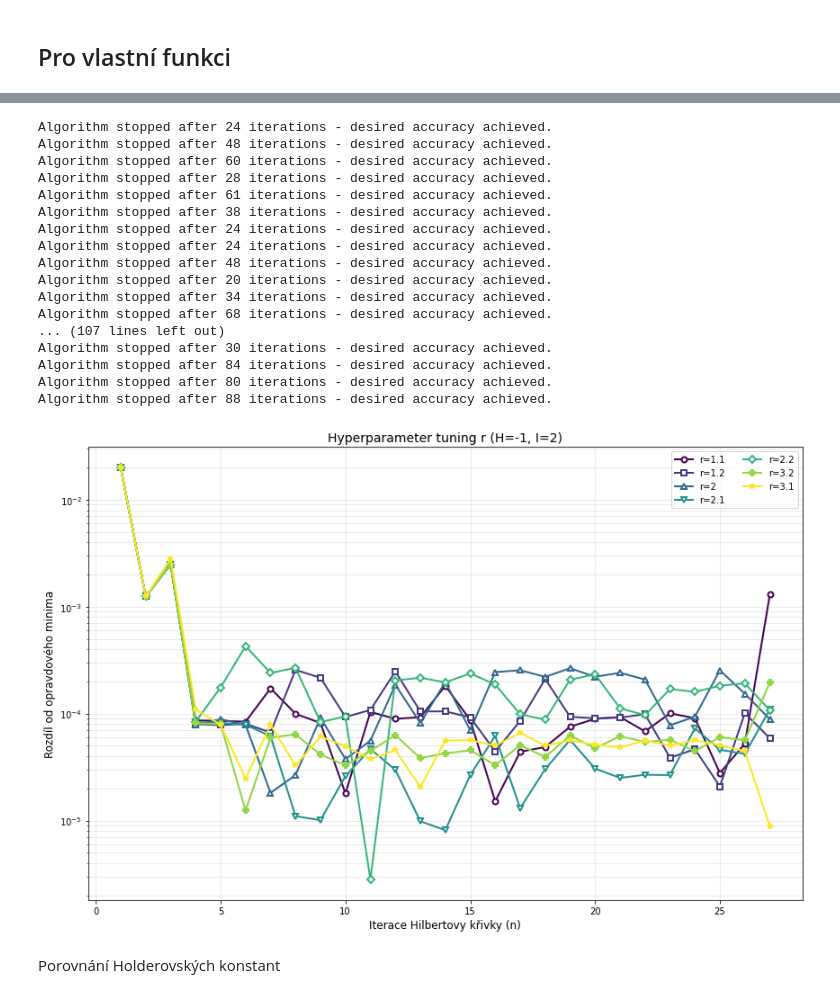
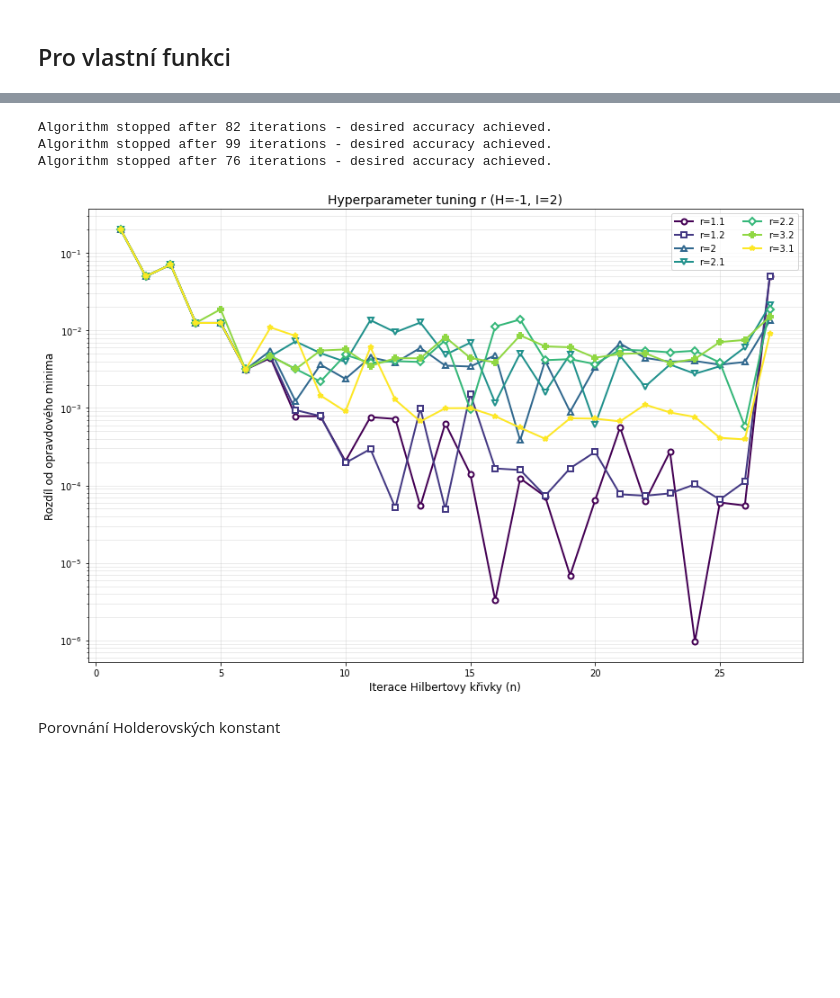
Before and after one commit to NIE0087/BP---prostor-vyplnujici-krivky, a Jupyter notebook: example2D.ipynb, the cells around one changed output, grey strips where cells are left out. Drawn from its saved outputs; the diff is of its cells as text; code cells hidden in the pictures; blank space fills up the shorter version.

```diff
--- a/example2D.ipynb
+++ b/example2D.ipynb
@@ -180,24 +183,10 @@ h2d.compare_holder_variants(r=3, eps=1e-8, max_iter=250, N_vals=[1,2,3,4,5,6,7,8
 # %%
-h2d.hyperparameter_tuning_r(r_values=[1.1, 1.2,2,2.1,2.2,3.2,3.1], H=-1, I=2, eps=0.0001, max_iter=100, N_vals=[1,2,3,4,5,6,7,8,9,10,11,12,13,14,15,16,17,18,19,20,21,22,23,24,25,26,27], whatFunc=0, true_min=true_min1)
+h2d.hyperparameter_tuning_r(r_values=[1.1, 1.2,2,2.1,2.2,3.2,3.1], H=-1, I=2, eps=0.00001, max_iter=100, N_vals=[1,2,3,4,5,6,7,8,9,10,11,12,13,14,15,16,17,18,19,20,21,22,23,24,25,26,27], whatFunc=0, true_min=true_min1)
 # %% [output]
-Algorithm stopped after 24 iterations - desired accuracy achieved.
-Algorithm stopped after 48 iterations - desired accuracy achieved.
-Algorithm stopped after 60 iterations - desired accuracy achieved.
-Algorithm stopped after 28 iterations - desired accuracy achieved.
-Algorithm stopped after 61 iterations - desired accuracy achieved.
-Algorithm stopped after 38 iterations - desired accuracy achieved.
-Algorithm stopped after 24 iterations - desired accuracy achieved.
-Algorithm stopped after 24 iterations - desired accuracy achieved.
-Algorithm stopped after 48 iterations - desired accuracy achieved.
-Algorithm stopped after 20 iterations - desired accuracy achieved.
-Algorithm stopped after 34 iterations - desired accuracy achieved.
-Algorithm stopped after 68 iterations - desired accuracy achieved.
-... (107 lines left out)
-Algorithm stopped after 30 iterations - desired accuracy achieved.
-Algorithm stopped after 84 iterations - desired accuracy achieved.
-Algorithm stopped after 80 iterations - desired accuracy achieved.
-Algorithm stopped after 88 iterations - desired accuracy achieved.
+Algorithm stopped after 82 iterations - desired accuracy achieved.
+Algorithm stopped after 99 iterations - desired accuracy achieved.
+Algorithm stopped after 76 iterations - desired accuracy achieved.
-[figure, old version]
+[figure, new version]
 # %% [markdown]
 Porovnání Holderovských konstant
 # %%
```
Also changed, not shown: parts of 6 cells of this notebook, 1 other file.
